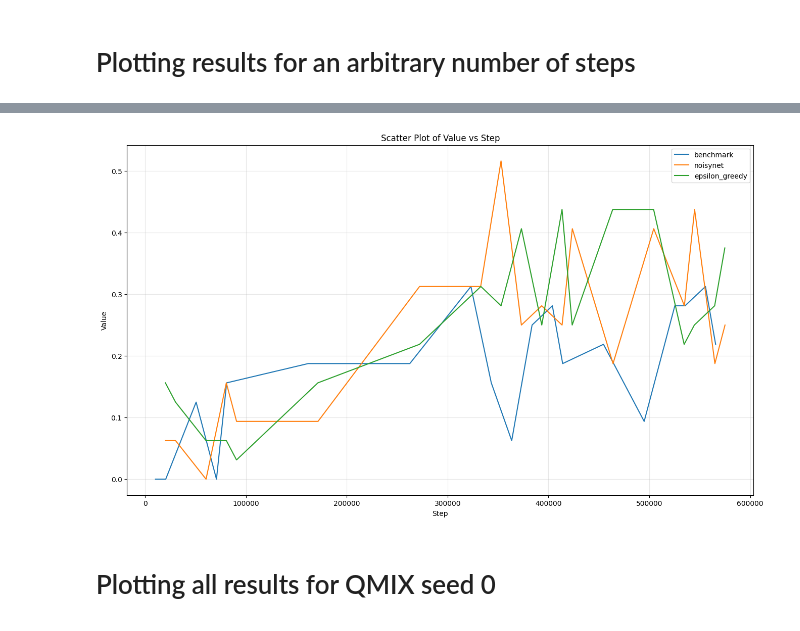
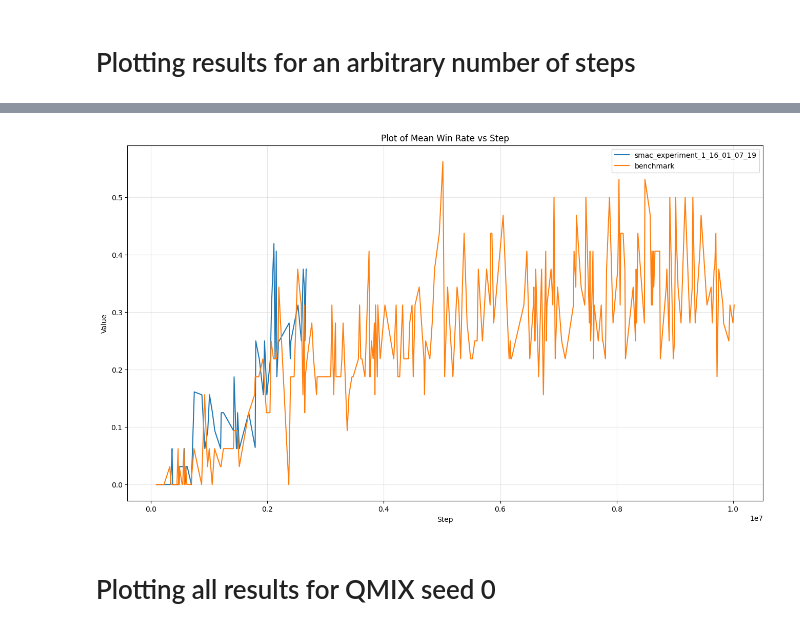
Before and after one commit to dewet99/noisynet-qmix, a Jupyter notebook: Comparing_Results.ipynb, the cells around one changed output, grey strips where cells are left out. Drawn from its saved outputs; the diff is of its cells as text; code cells hidden in the pictures.

```diff
--- a/Comparing_Results.ipynb
+++ b/Comparing_Results.ipynb
@@ -29,5 +30,5 @@ from tensorboard.backend.event_processing import event_accumulator
 # %%
-experiment_name = "protoss_5_vs_5"
+experiment_name = "protoss_10_vs_11"
 to_plot = "mean_test_win_rate" # mean_test_win_rate mean_test_return
 df_benchmark = pd.DataFrame(QMIX_data[experiment_name]["QMIX"][2])
 
@@ -48,50 +49,73 @@ def get_tb_results(experiment_name):
 
 
 # Load CSV file into a Pandas DataFrame
-df_noisynet = get_tb_results("smac_experiment_1_14_01_11_56")
-df_ep_greedy = get_tb_results("smac_experiment_1_15_01_07_37")
+# experiments_to_plot = ["smac_experiment_1_14_01_11_56", "smac_experiment_1_15_01_07_37"]
+experiments_to_plot = ["smac_experiment_1_16_01_07_19"]
+
+# df_noisynet = get_tb_results("smac_experiment_1_14_01_11_56")
+# df_ep_greedy = get_tb_results("smac_experiment_1_15_01_07_37")
+
+# Set the predetermined number
+predetermined_number = 10050000
 
 
 # Assuming your CSV has headers, you can reference columns by their names
 x_column = 'Step'  # Replace with the actual name of the second column
 y_column = 'Value'   # Replace with the actual name of the third column
 
-# Show the plot
-plt.show()
 
 
-# Set the predetermined number
-predetermined_number = 10050000  # Replace with your predetermined number
+  # Replace with your predetermined number
 
 # Find the maximum step value less than the predetermined number
 max_step_less_than_predetermined = df_benchmark[df_benchmark['step'] < predetermined_number]['step'].max()
 
-max_step_less_than_predetermined = df_noisynet[df_noisynet['Step'] < predetermined_number]['Step'].max()
-max_step_less_than_predetermined = df_ep_greedy[df_ep_greedy['Step'] < predetermined_number]['Step'].max()
+# max_step_less_than_predetermined = df_noisynet[df_noisynet['Step'] < predetermined_number]['Step'].max()
+# max_step_less_than_predetermined = df_ep_greedy[df_ep_greedy['Step'] < predetermined_number]['Step'].max()
 
 
 # Filter the DataFrame based on the condition (step less than max_step_less_than_predetermined)
 filtered_df_benchmark = df_benchmark[df_benchmark['step'] <= max_step_less_than_predetermined]
-filtered_df_noisynet = df_noisynet[df_noisynet['Step'] <= max_step_less_than_predetermined]
-filtered_df_ep_greedy = df_ep_greedy[df_ep_greedy['Step'] <= max_step_less_than_predetermined]
+
+plt.figure(figsize=(16,9))
+try:
+    for exp in experiments_to_plot:
+        df = get_tb_results(exp)
+        max_step = df[df['Step'] < predetermined_number]['Step'].max()
+        filtered_df = df[df['Step'] <= max_step]
+        closest_indices = np.searchsorted(filtered_df['Step'], filtered_df_benchmark['step'], side="left")
+        sub_from = closest_indices[-1]
+        new_indicies = [x - 1 if x == sub_from else x for x in closest_indices]
+        # print(new_indicies)
+        # print(filtered_df)
+        filtered_df = filtered_df.iloc[new_indicies]
+        plt.plot(filtered_df[x_column], filtered_df[y_column], label = exp)
+except Exception as e:
+    traceback.print_exc()
+
+plt.plot(filtered_df_benchmark['step'], filtered_df_benchmark[to_plot], label = "benchmark")
+
+
+# filtered_df_noisynet = df_noisynet[df_noisynet['Step'] <= max_step_less_than_predetermined]
+# filtered_df_ep_greedy = df_ep_greedy[df_ep_greedy['Step'] <= max_step_less_than_predetermined]
 
 # Filter my data to only plot points that are very close in x-value to the benchmark
-closest_indices = np.searchsorted(filtered_df_noisynet['Step'], filtered_df_benchmark['step'], side="left")
-closest_indices = np.searchsorted(filtered_df_ep_greedy['Step'], filtered_df_benchmark['step'], side="left")
+# closest_indices = np.searchsorted(filtered_df_noisynet['Step'], filtered_df_benchmark['step'], side="left")
+# closest_indices = np.searchsorted(filtered_df_ep_greedy['Step'], filtered_df_benchmark['step'], side="left")
 
 
-filtered_df_noisynet = filtered_df_noisynet.iloc[closest_indices]
-filtered_df_ep_greedy = filtered_df_ep_greedy.iloc[closest_indices]
+# filtered_df_noisynet = filtered_df_noisynet.iloc[closest_indices]
+# filtered_df_ep_greedy = filtered_df_ep_greedy.iloc[closest_indices]
 
 
 
 
 # filtered_df
 # Plot the data
-plt.figure(figsize=(16,9))
-plt.plot(filtered_df_benchmark['step'], filtered_df_benchmark[to_plot], label = "benchmark")
-plt.plot(filtered_df_noisynet[x_column], filtered_df_noisynet[y_column], label = "noisynet")
-plt.plot(filtered_df_ep_greedy[x_column], filtered_df_ep_greedy[y_column], label = "epsilon_greedy")
+
+# plt.plot(filtered_df_benchmark['step'], filtered_df_benchmark[to_plot], label = "benchmark")
+# plt.plot(filtered_df_noisynet[x_column], filtered_df_noisynet[y_column], label = "noisynet")
+# plt.plot(filtered_df_ep_greedy[x_column], filtered_df_ep_greedy[y_column], label = "epsilon_greedy")
 
 plt.legend()
 plt.title(f"{experiment_name}: {to_plot}")
@@ -104,7 +128,7 @@ plt.grid(alpha = 0.3)
 # Add labels and title
 plt.xlabel(x_column)
 plt.ylabel(y_column)
-plt.title('Scatter Plot of {} vs {}'.format(y_column, x_column))
+plt.title('Plot of Mean Win Rate vs {}'.format(x_column))
 
 
 
@@ -118,4 +159,4 @@ pd.set_option('display.max_columns', None)
-[figure, old version]
+[figure, new version]
 # %% [markdown]
 # Plotting all results for QMIX seed 0
 # %%
```
Also changed, not shown: parts of 3 cells of this notebook, 6 other files.
